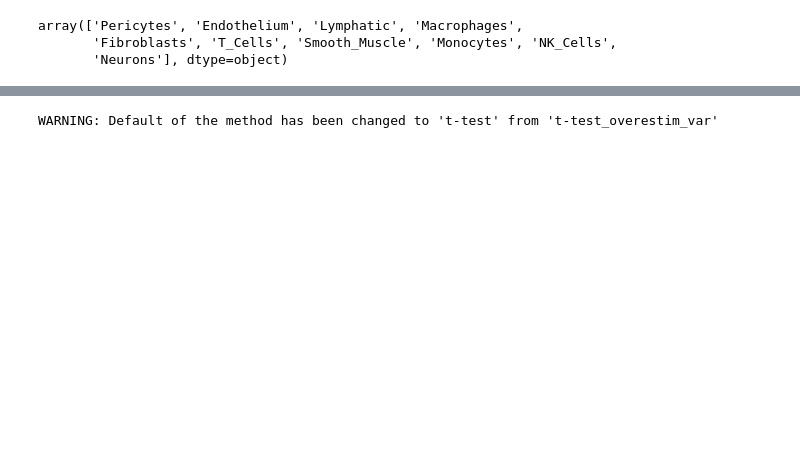
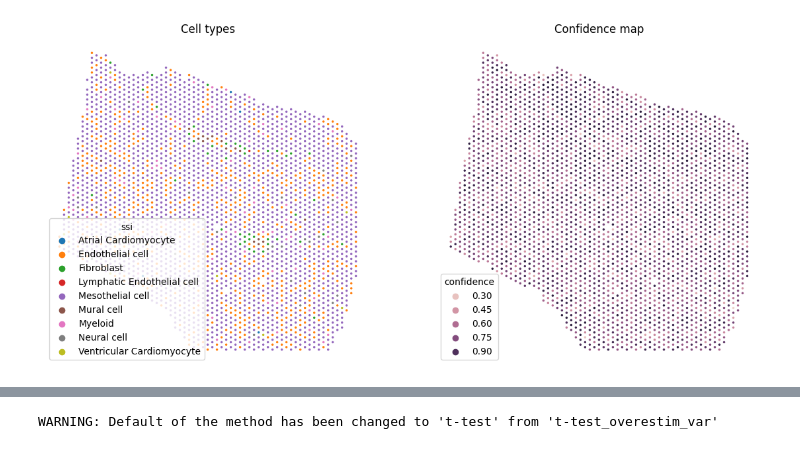
Before and after one commit to STOmics/CoDi, a Jupyter notebook: notebooks/neurons_in_heart.ipynb, the cells around one changed output, grey strips where cells are left out. Saved outputs shown, nothing was run; the diff lists cells and outputs as text; code cells hidden in the pictures; blank space fills up the shorter version.

```diff
--- a/notebooks/neurons_in_heart.ipynb
+++ b/notebooks/neurons_in_heart.ipynb
@@ -26,6 +96,23 @@ Counter({'Pericytes': 2382,
 # %%
-df['sc_type'].unique()
+# Counter(adata_sc.obs['cell_type'])
-# %% [output]
-array(['Pericytes', 'Endothelium', 'Lymphatic', 'Macrophages',
-       'Fibroblasts', 'T_Cells', 'Smooth_Muscle', 'Monocytes', 'NK_Cells',
-       'Neurons'], dtype=object)
+# %%
+out_name = st_path.split('/')[-1].replace('.h5ad', '_codi_conf.png')
+if "spatial" in adata_st.obsm_keys():
+    fig, axs = plt.subplots(1, 2, figsize=(14, 14))
+    plot_spatial(
+        adata_st,
+        annotation=f"ssi",
+        spot_size=50,
+        ax=axs[0],
+        title="Cell types"
+    )
+    plot_spatial(
+        adata_st,
+        annotation=f"confidence",
+        spot_size=50,
+        ax=axs[1],
+        title="Confidence map"
+    )
+    plt.savefig(out_name, dpi=120, bbox_inches="tight")
+# %% [output]
+[figure, added]
```
Also changed, not shown: parts of 25 cells of this notebook, 1 other file.
